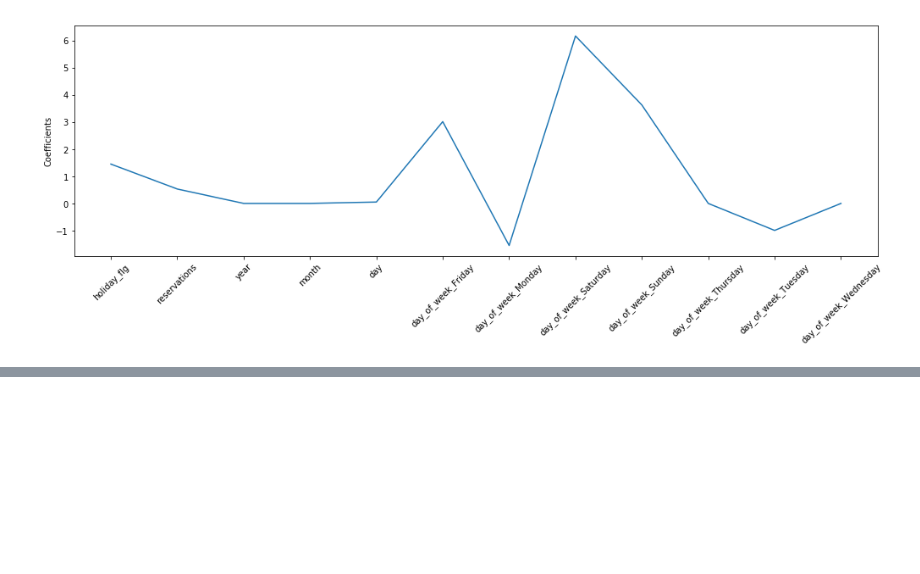
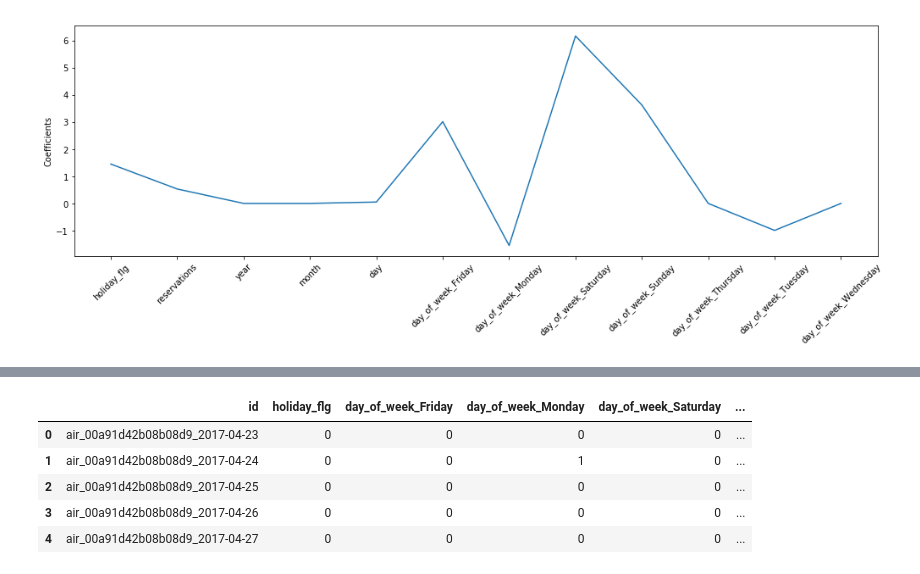
Before and after one commit to karlphillip/DataScience, a Jupyter notebook: Capstone Project1/3_regression.ipynb, the cells around one changed output, grey strips where cells are left out. Cells and saved outputs as stored; diff of their text form; code cells hidden in the pictures; blank space fills up the shorter version.

```diff
--- a/Capstone Project1/3_regression.ipynb
+++ b/Capstone Project1/3_regression.ipynb
@@ -90,0 +142,10 @@ plt.show()
+# %%
+# get_features(): returns a list of all column names used as features
+def get_features():
+    feature_names = short_df.columns.values.tolist()
+    feature_names.remove('visitors')
+    feature_names.remove('visit_date')
+    feature_names.remove('air_store_id')
+    return feature_names
+
+print('>>> Features =\n', get_features())
@@ -91,12 +226,8 @@ plt.show()
 # %%
 from sklearn.linear_model import LinearRegression
 
-# karl: linear regression model using only the 'PTRATIO'
-features = short_df.columns.values.tolist()
-features.remove('visitors')
-#print(features)
-
-X = short_df[features]
+feature_names = get_features()
+X = short_df[feature_names]
 y = short_df.visitors.values.reshape(-1, 1)
 # %% [markdown]
 ### 3.1 Cross-validation
@@ -174,0 +362,76 @@ plt.show()
+# %%
+###
+# 1. Load data from sample_submissions.csv
+###
+sub_df = load_submission_file()
+#display(sub_df.head())
+
+###
+# 2. Prepare sub_df with all the features required for reg.predict(X):
+#    holiday_flg, reservations, year, month, day, day_of_week_Friday, day_of_week_Monday,
+#    day_of_week_Saturday, day_of_week_Sunday, day_of_week_Thursday, day_of_week_Tuesday, day_of_week_Wednesday
+#
+# In other words, use the data from sample_submission.csv for predictions
+###
+print('>>> Before merge: sub_df shape=', sub_df.shape)
+
+# To fill the column 'holiday_flg', pretend submission's visit_date is from the previous year and copy those holidays
+sub_df['visit_date'] = sub_df['visit_date'].str.replace('2017','2016')
+sub_df.visit_date = pd.to_datetime(sub_df.visit_date)
+
+# Drop duplicates in df1 to avoid adding more rows to the merged Dataframe
+holidays_df = short_df[['visit_date', 'holiday_flg']]
+holidays_df = holidays_df.drop_duplicates(subset=['visit_date'])
+
+# Add HOLIDAY_FLG and DAY_OF_WEEK columns
+sub_df = pd.merge(sub_df, holidays_df[['visit_date', 'holiday_flg']], on='visit_date', how='left')
+
+# Convert 'visit_date' to string and revert back to the original year (2017)
+sub_df['visit_date'] = sub_df['visit_date'].dt.strftime('%Y-%m-%d')
+sub_df['visit_date'] = sub_df['visit_date'].str.replace('2016','2017')
+sub_df.visit_date = pd.to_datetime(sub_df.visit_date)
+# display(sub_df.head())
+
+# Add 'DAY_OF_WEEK' column
+import calendar
+sub_df['day_of_week'] = sub_df['visit_date'].apply(lambda x: (calendar.day_name[x.weekday()]))
+sub_df = pd.get_dummies(sub_df, columns=['day_of_week'])
+
+# Add RESERVATIONS column
+sub_df['reservations'] = -1
+
+# Add YEAR, MONTH, DAY columns
+sub_df['year'] = sub_df['visit_date'].dt.year
+sub_df['month'] = sub_df['visit_date'].dt.month
+sub_df['day'] = sub_df['visit_date'].dt.day
+
+# Add AIR_STORE_ID_ENC: convert categorical variable into encoded variable
+#sub_df['air_store_id_enc'] = label_enc.transform(sub_df['air_store_id'])  # transform categories into integers
+
+# Delete unecessary columns
+del sub_df['air_store_id']
+del sub_df['visit_date']
+
+print('>>> After  merge: sub_df shape=', sub_df.shape)
+
+###
+# 3. Fit the model to the entire dataset and make the prediction
+###
+X = short_df[feature_names]
+y = short_df.visitors.values.reshape(-1, 1)
+
+reg_model = LinearRegression()
+reg_model.fit(X, y)
+
+# Make the prediction
+sub_df['visitors'] = reg_model.predict(sub_df[feature_names])
+print('\n>>> Features + Prediction:')
+display(sub_df.head())
+
+# Filter final columns columns
+final_df = sub_df[['id', 'visitors']]
+
+print('\n>>> Final submission file:')
+final_df.to_csv('prediction.csv', index=False)
+display(final_df.tail())
+# %% [output]
@@ -174,0 +442,6 @@ plt.show()
+|  | id | holiday_flg | day_of_week_Friday | day_of_week_Monday | day_of_week_Saturday | ... |
+| 0 | air_00a91d42b08b08d9_2017-04-23 | 0 | 0 | 0 | 0 | ... |
+| 1 | air_00a91d42b08b08d9_2017-04-24 | 0 | 0 | 1 | 0 | ... |
+| 2 | air_00a91d42b08b08d9_2017-04-25 | 0 | 0 | 0 | 0 | ... |
+| 3 | air_00a91d42b08b08d9_2017-04-26 | 0 | 0 | 0 | 0 | ... |
+| 4 | air_00a91d42b08b08d9_2017-04-27 | 0 | 0 | 0 | 0 | ... |
```
Also changed, not shown: parts of 28 cells of this notebook.
